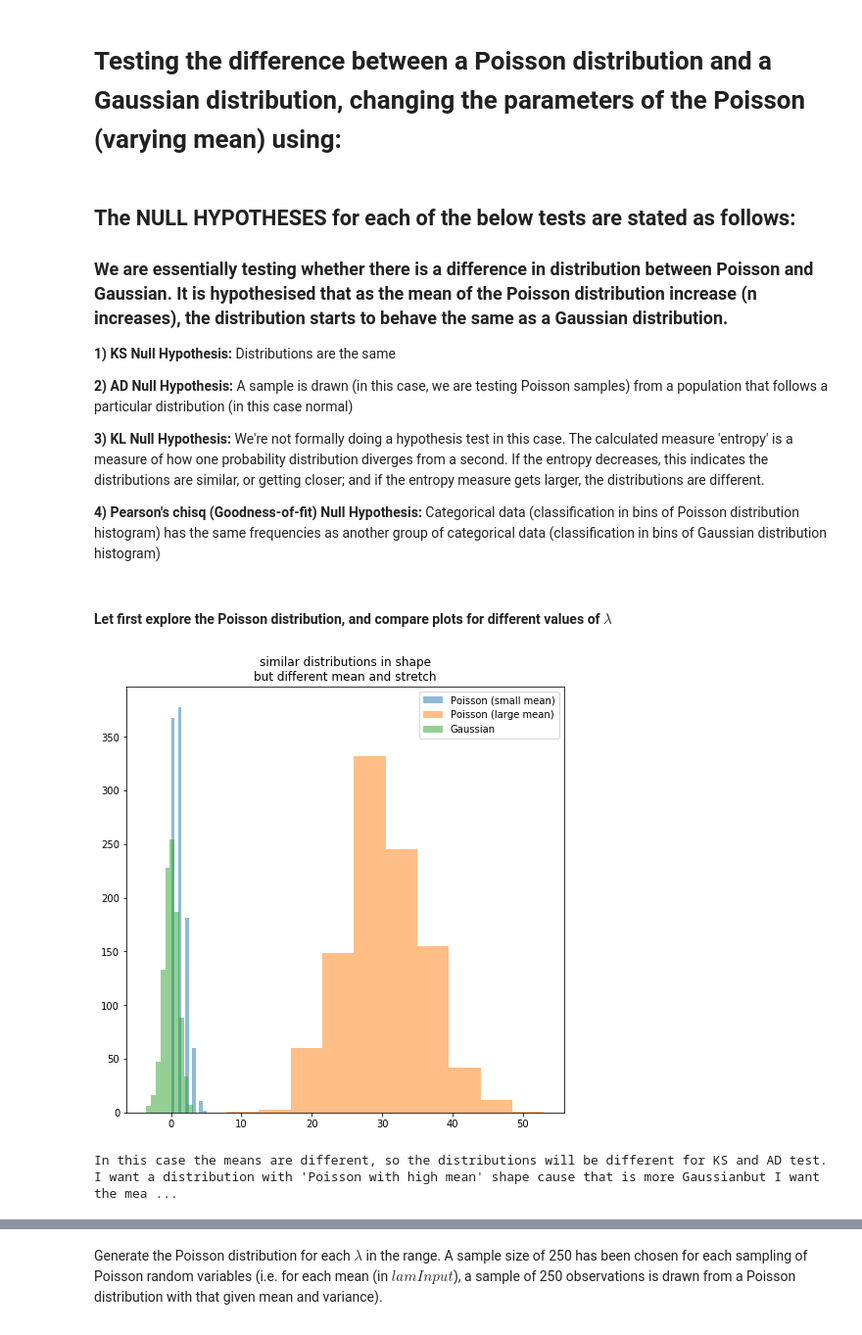
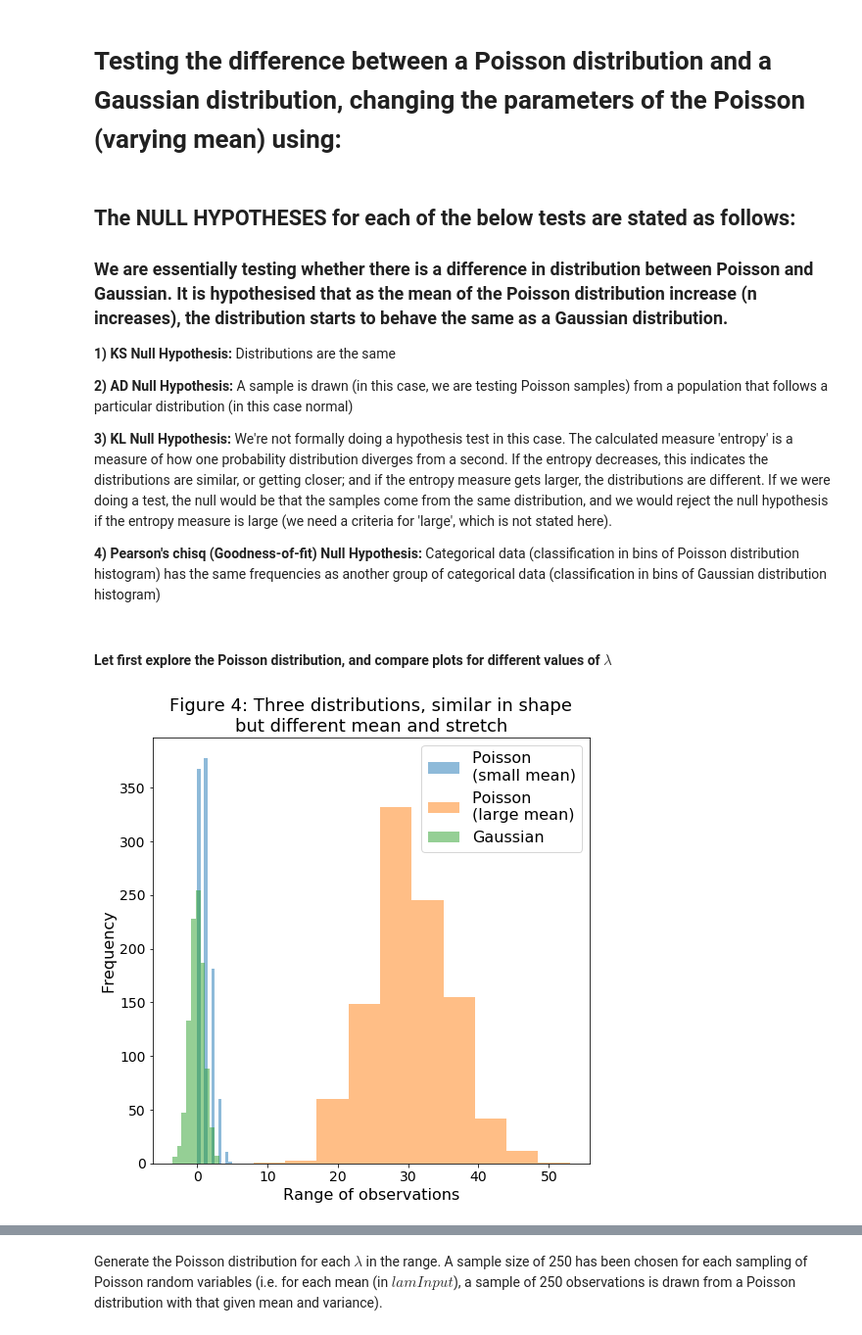
Before and after one commit to jkastelan/PUI2017_jlk635, a Jupyter notebook: HW5_jlk635/Assignment2_jlk635.ipynb, the cells around one changed output, grey strips where cells are left out. Shown at 98% size. Cells and saved outputs as stored; diff of their text form; code cells hidden in the pictures.

```diff
--- a/HW5_jlk635/Assignment2_jlk635.ipynb
+++ b/HW5_jlk635/Assignment2_jlk635.ipynb
@@ -215,7 +190,7 @@ Lots of comments, at least one per chart... Hypothesis, anything cool unusual e.
 
 **2) AD Null Hypothesis:** A sample is drawn (in this case, we are testing Poisson samples) from a population that follows a particular distribution (in this case normal)
 
-**3) KL Null Hypothesis:** We're not formally doing a hypothesis test in this case. The calculated measure 'entropy' is a measure of how one probability distribution diverges from a second. If the entropy decreases, this indicates the distributions are similar, or getting closer; and if the entropy measure gets larger, the distributions are different.
+**3) KL Null Hypothesis:** We're not formally doing a hypothesis test in this case. The calculated measure 'entropy' is a measure of how one probability distribution diverges from a second. If the entropy decreases, this indicates the distributions are similar, or getting closer; and if the entropy measure gets larger, the distributions are different. If we were doing a test, the null would be that the samples come from the same distribution, and we would reject the null hypothesis if the entropy measure is large (we need a criteria for 'large', which is not stated here).
 
 **4) Pearson's chisq (Goodness-of-fit) Null Hypothesis:** Categorical data (classification in bins of Poisson distribution histogram) has the same frequencies as another group of categorical data (classification in bins of Gaussian distribution histogram)
 # %% [markdown]
@@ -223,25 +198,21 @@ Lots of comments, at least one per chart... Hypothesis, anything cool unusual e.
 # %%
 np.random.seed(999)
 # poisson with 1000 elements, and small and large lambda lambda = 1 (low), lambda=30 (large)
 lam_small, lam_large = 1, 30
 dist_n = np.random.normal(0,1,1000)
 dist_p_small = np.random.poisson(lam_small, 1000)
 dist_p_large = np.random.poisson(lam_large, 1000)
 
 
 pl.figure(figsize=(8,8))
-pl.hist(dist_p_small , alpha=0.5, label="Poisson (small mean)")
-pl.hist(dist_p_large , alpha=0.5, label="Poisson (large mean)")
+pl.hist(dist_p_small , alpha=0.5, label="Poisson \n(small mean)")
+pl.hist(dist_p_large , alpha=0.5, label="Poisson \n(large mean)")
 pl.hist(dist_n, alpha=0.5, label="Gaussian")
-pl.legend()
-pl.title("similar distributions in shape\nbut different mean and stretch")
+pl.legend(fontsize = 16)
+pl.tick_params(axis='both',labelsize=14)
+pl.title("Figure 4: Three distributions, similar in shape\nbut different mean and stretch", fontsize = 18)
+pl.xlabel("Range of observations", fontsize = 16)
+pl.ylabel("Frequency", fontsize = 16)
 pl.show()
-
-print ("\n\nIn this case the means are different, " +
-       "so the distributions will be different for KS and AD test. " +
-       "I want a distribution with 'Poisson with high mean' shape cause that is more Gaussian" +
-       "but I want the mean to be the same as for my Gaussian: mean=0. "
-       "Similarly, the standard deviation is sqrt(lambda) = sqrt(100). I want it to be 1")
 # %% [output]
-[figure, old version]
+[figure, new version]
-In this case the means are different, so the distributions will be different for KS and AD test. I want a distribution with 'Poisson with high mean' shape cause that is more Gaussianbut I want the mea ...
```
Also changed, not shown: parts of 49 cells of this notebook, 2 other files.
